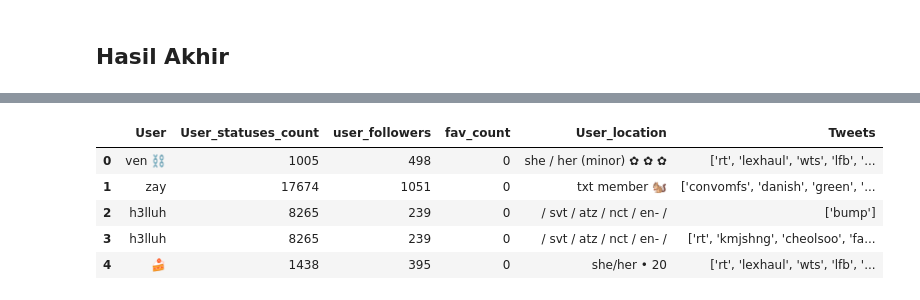
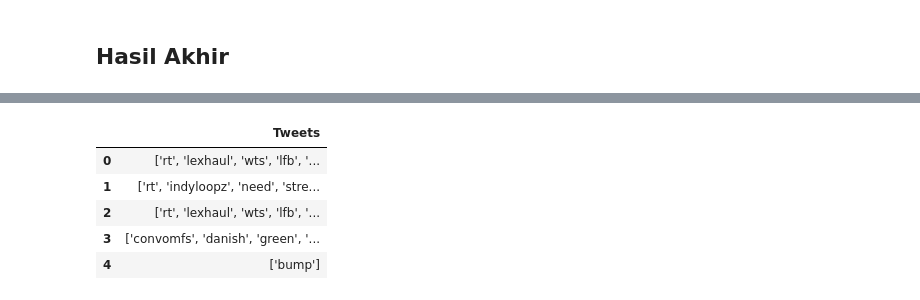
Before and after one commit to NovitaEnjeliaHutapea/05-Proyek-PDB, a Jupyter notebook: Twitter_Sentiment_analysis.ipynb, the cells around one changed output, grey strips where cells are left out. Saved outputs shown, nothing was run; the diff lists cells and outputs as text; code cells hidden in the pictures.

```diff
--- a/Twitter_Sentiment_analysis.ipynb
+++ b/Twitter_Sentiment_analysis.ipynb
@@ -337,2 +364,2 @@ dataset2.to_csv('/content/gdrive/My Drive/PDB/preprocessing_PDB.csv', index = Fa
 # %%
-preprocessing = pd.read_csv('preprocessing_PDB.csv')
+data = pd.read_csv('/content/gdrive/My Drive/pdb/preprocessing_PDB.csv')
@@ -390,14 +382,13 @@ def analyze(score):
 # %%
-final_data = pd.DataFrame(preprocessing[['User', 'User_statuses_count',
-                             'user_followers','fav_count','User_location','Tweets']])
+final_data = pd.DataFrame(data[['Tweets']])
 final_data.head()
 # %% [output]
-|  | User | User_statuses_count | user_followers | fav_count | User_location | Tweets |
-| 0 | ven ⛓️ | 1005 | 498 | 0 | she / her (minor) ✿ ✿ ✿ | ['rt', 'lexhaul', 'wts', 'lfb', '... |
-| 1 | zay | 17674 | 1051 | 0 | txt member 🐿️ | ['convomfs', 'danish', 'green', '... |
-| 2 | h3lluh | 8265 | 239 | 0 | / svt / atz / nct / en- / | ['bump'] |
-| 3 | h3lluh | 8265 | 239 | 0 | / svt / atz / nct / en- / | ['rt', 'kmjshng', 'cheolsoo', 'fa... |
-| 4 | 🍰 | 1438 | 395 | 0 | she/her • 20 | ['rt', 'lexhaul', 'wts', 'lfb', '... |
+|  | Tweets |
+| 0 | ['rt', 'lexhaul', 'wts', 'lfb', '... |
+| 1 | ['rt', 'indyloopz', 'need', 'stre... |
+| 2 | ['rt', 'lexhaul', 'wts', 'lfb', '... |
+| 3 | ['convomfs', 'danish', 'green', '... |
+| 4 | ['bump'] |
 # %%
 final_data['Subjectivity'] = final_data['Tweets'].apply(getSubjectivity)
 final_data['Polarity'] =  final_data['Tweets'].apply(getPolarity)
```
Also changed, not shown: parts of 32 cells of this notebook, 1 other file.
